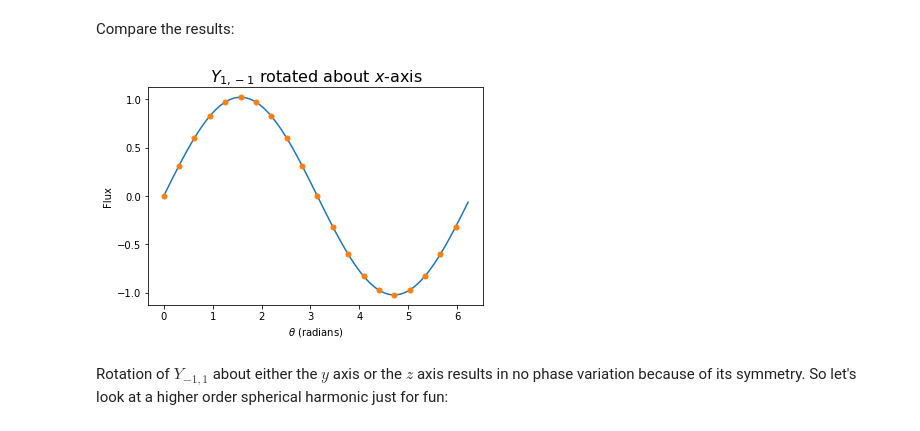
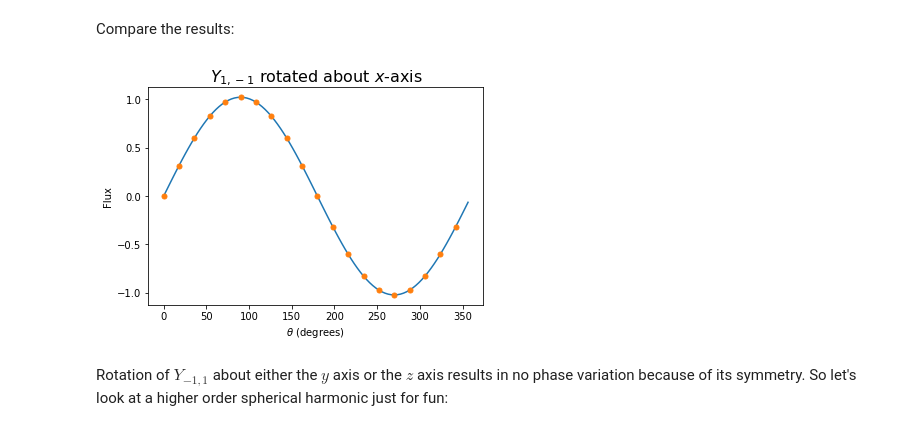
Before and after one commit to rodluger/starry, a Jupyter notebook: docs/tutorials/basics1.ipynb, the cells around one changed output. Cells and saved outputs as stored; diff of their text form; code cells hidden in the pictures.

```diff
--- a/docs/tutorials/basics1.ipynb
+++ b/docs/tutorials/basics1.ipynb
@@ -112,6 +112,6 @@ To start, let's simply compute some phase curves, with no occultations. We will
 # %%
-theta = np.linspace(0, 2 * np.pi, 100, endpoint=False)
-theta_num = np.linspace(0, 2 * np.pi, 20, endpoint=False)
+theta = np.linspace(0, 360, 100, endpoint=False)
+theta_num = np.linspace(0, 360, 20, endpoint=False)
 # %% [markdown]
 Let's rotate our map about the $x$-axis:
 # %%
@@ -125,12 +125,12 @@ Compare the results:
 # %%
 fig, ax = pl.subplots(1)
 ax.plot(theta, F);
 ax.plot(theta_num, F_num, '.', ms=10);
-ax.set_xlabel(r'$\theta$ (radians)');
+ax.set_xlabel(r'$\theta$ (degrees)');
 ax.set_ylabel(r'Flux');
 ax.set_title(r'$' + str(m)[13:-1] + r'$ rotated about $x$-axis', fontsize=16);
 # %% [output]
-[figure, old version]
+[figure, new version]
 # %%
 if __benchmark__:
     assert np.all(np.abs(F[::5] - F_num) < 0.01)
```
Also changed, not shown: parts of 9 cells of this notebook, 17 other files.
